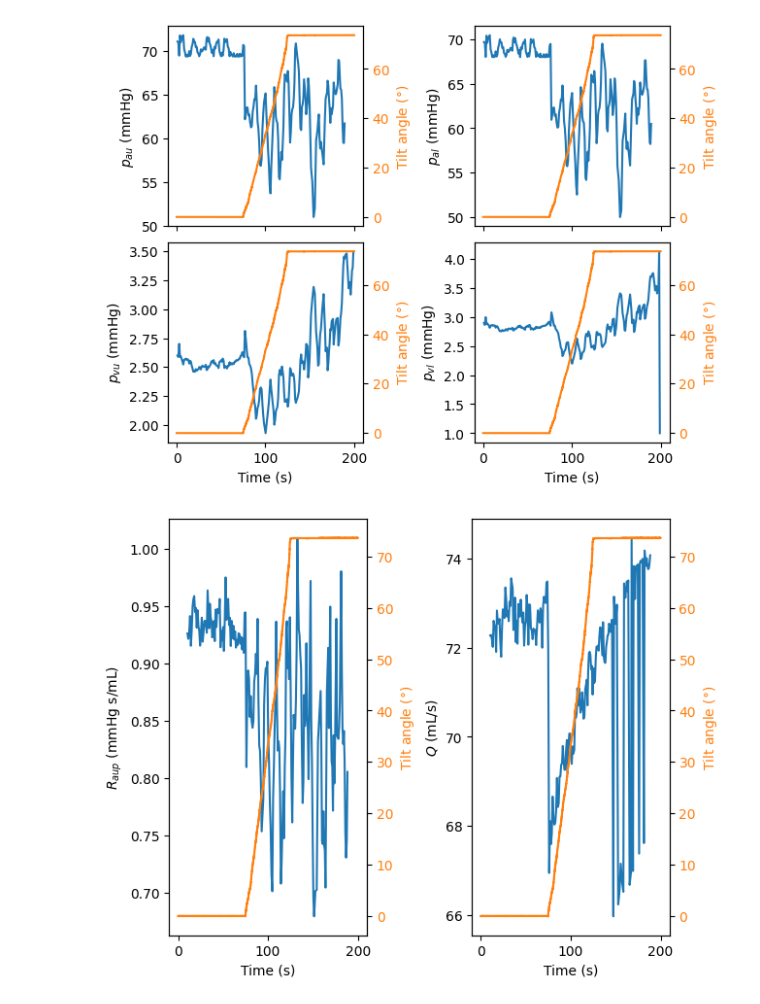
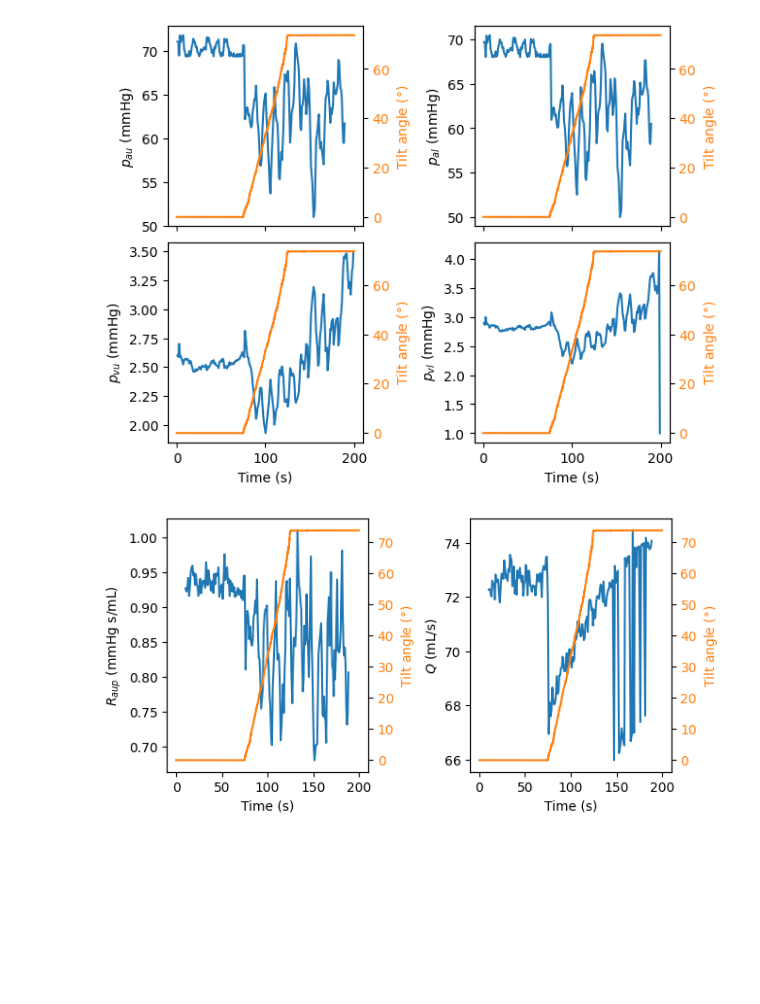
Before and after one commit to sabrinaliu/AA203-CV-OC, a Jupyter notebook: visualizeData.ipynb, the cells around one changed output. Drawn from its saved outputs; the diff is of its cells as text; code cells hidden in the pictures; blank space fills up the shorter version.

Commit message:
Fix figsize for controls

```diff
--- a/visualizeData.ipynb
+++ b/visualizeData.ipynb
@@ -181,20 +181,20 @@ plt.show()
 # %%
 # PLOT CONTROLS
 
-f, axs = plt.subplots(1, 2, sharex=True, constrained_layout=True)
+f, axs = plt.subplots(1, 2, figsize=(6.6, 3.2), sharex=True, constrained_layout=True)
 
 axs[0].plot(timeStates[10:-11], u[10:-10,0])
 axs[0].set_ylabel('$R_{aup}$ (mmHg s/mL)')
 axs[0].set_xlabel('Time (s)')
 
 axs[1].plot(timeStates[10:-11], u[10:-10,1])
 axs[1].set_ylabel('$Q$ (mL/s)')
 axs[1].set_xlabel('Time (s)')
 
 for i in range(2):
     axTiltAngle = axs[i].twinx()
     axTiltAngle.plot(timeWindow-timeWindow[0], tiltAngle, color='tab:orange')
     axTiltAngle.set_ylabel('Tilt angle ($\degree$)', color='tab:orange')
     axTiltAngle.tick_params(axis='y', labelcolor='tab:orange')
 # %% [output]
-[figure, old version]
+[figure, new version]
```
